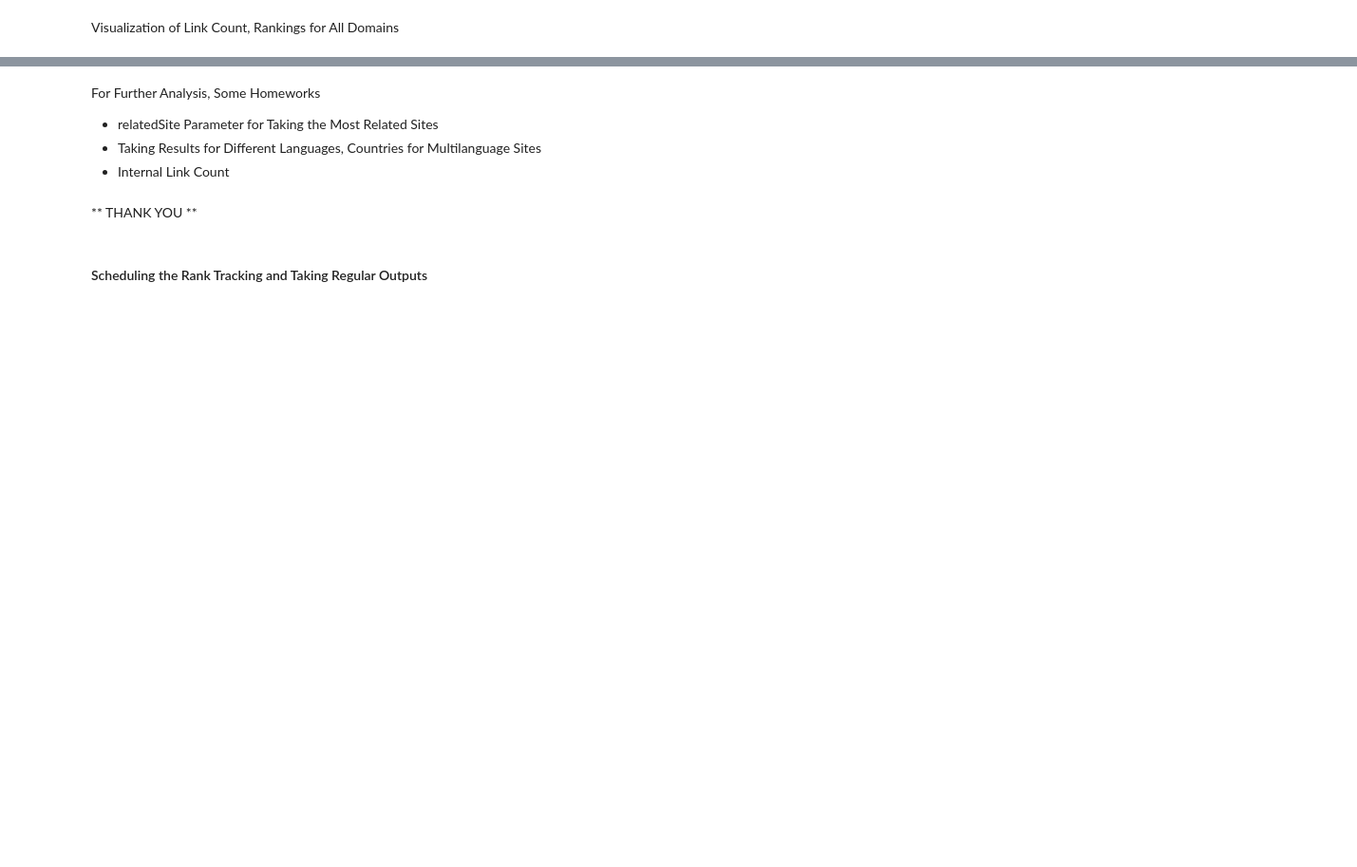
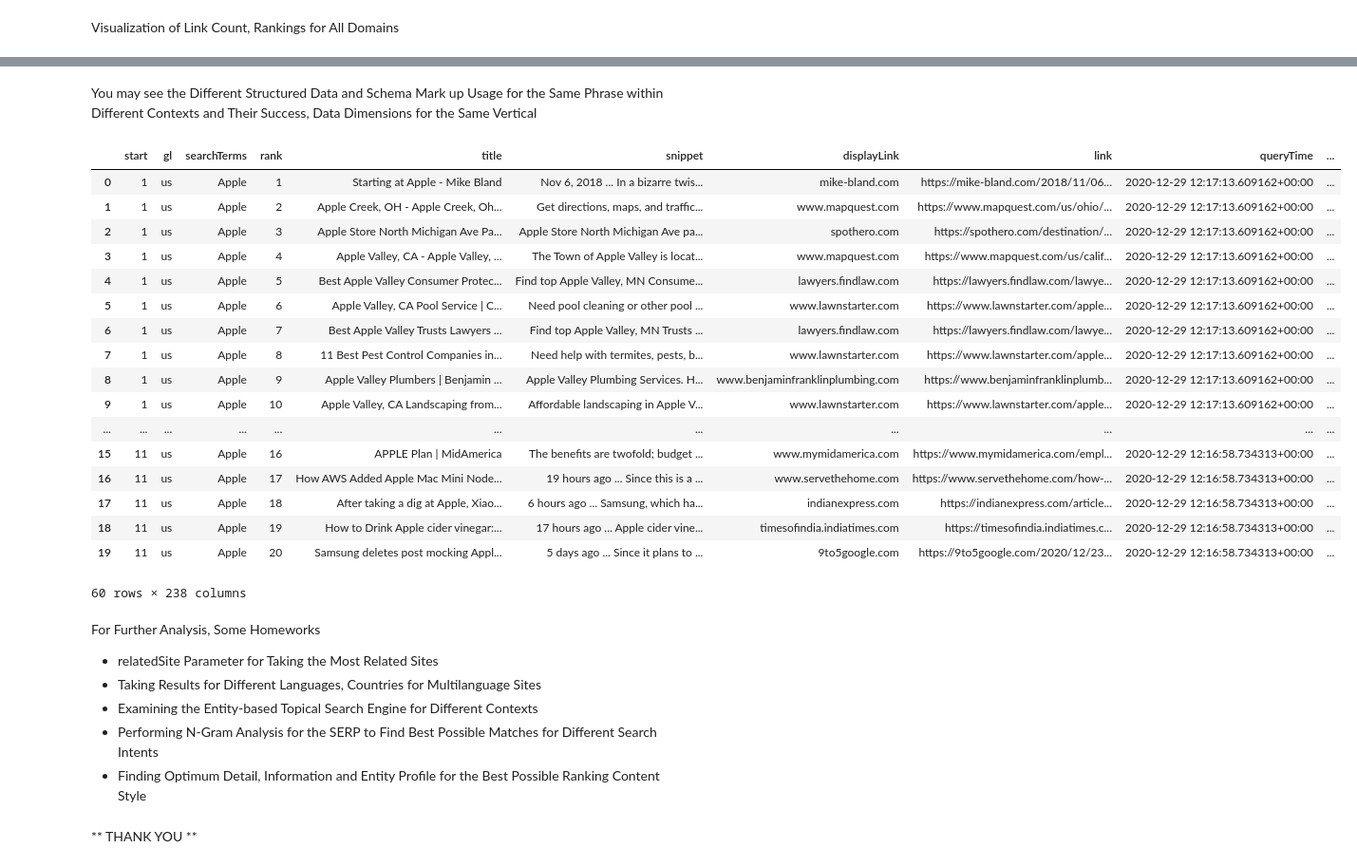
Before and after one commit to KTG1/recording-and-analysing-serp-via-data-science, a Jupyter notebook: serp.ipynb, the cells around one changed output, grey strips where cells are left out. Shown at 95% size. Drawn from its saved outputs; the diff is of its cells as text; code cells hidden in the pictures; blank space fills up the shorter version.

```diff
--- a/serp.ipynb
+++ b/serp.ipynb
@@ -2087,9 +2146,39 @@ fig.show()
+# %%
+apple_city = pd.read_csv("apple-city.csv")
+apple_recipe = pd.read_csv("apple-recipe.csv")
+apple_organization = pd.read_csv("apple-organization.csv")
+# %%
+united_apple_sd_df = pd.concat([apple_city, apple_recipe, apple_organization])
+# %% [markdown]
+You may see the Different Structured Data and Schema Mark up Usage for the Same Phrase within Different Contexts and Their Success, Data Dimensions for the Same Vertical
+# %%
+united_apple_sd_df.drop(columns="Unnamed: 0", inplace=True)
+united_apple_sd_df
+# %% [output]
+|  | start | gl | searchTerms | rank | title | snippet | displayLink | link | queryTime | ... |
+| 0 | 1 | us | Apple | 1 | Starting at Apple - Mike Bland | Nov 6, 2018 ... In a bizarre twis... | mike-bland.com | https://mike-bland.com/2018/11/06... | 2020-12-29 12:17:13.609162+00:00 | ... |
+| 1 | 1 | us | Apple | 2 | Apple Creek, OH - Apple Creek, Oh... | Get directions, maps, and traffic... | www.mapquest.com | https://www.mapquest.com/us/ohio/... | 2020-12-29 12:17:13.609162+00:00 | ... |
+| 2 | 1 | us | Apple | 3 | Apple Store North Michigan Ave Pa... | Apple Store North Michigan Ave pa... | spothero.com | https://spothero.com/destination/... | 2020-12-29 12:17:13.609162+00:00 | ... |
+| 3 | 1 | us | Apple | 4 | Apple Valley, CA - Apple Valley, ... | The Town of Apple Valley is locat... | www.mapquest.com | https://www.mapquest.com/us/calif... | 2020-12-29 12:17:13.609162+00:00 | ... |
+| 4 | 1 | us | Apple | 5 | Best Apple Valley Consumer Protec... | Find top Apple Valley, MN Consume... | lawyers.findlaw.com | https://lawyers.findlaw.com/lawye... | 2020-12-29 12:17:13.609162+00:00 | ... |
+| 5 | 1 | us | Apple | 6 | Apple Valley, CA Pool Service | C... | Need pool cleaning or other pool ... | www.lawnstarter.com | https://www.lawnstarter.com/apple... | 2020-12-29 12:17:13.609162+00:00 | ... |
+| 6 | 1 | us | Apple | 7 | Best Apple Valley Trusts Lawyers ... | Find top Apple Valley, MN Trusts ... | lawyers.findlaw.com | https://lawyers.findlaw.com/lawye... | 2020-12-29 12:17:13.609162+00:00 | ... |
+| 7 | 1 | us | Apple | 8 | 11 Best Pest Control Companies in... | Need help with termites, pests, b... | www.lawnstarter.com | https://www.lawnstarter.com/apple... | 2020-12-29 12:17:13.609162+00:00 | ... |
+| 8 | 1 | us | Apple | 9 | Apple Valley Plumbers | Benjamin ... | Apple Valley Plumbing Services. H... | www.benjaminfranklinplumbing.com | https://www.benjaminfranklinplumb... | 2020-12-29 12:17:13.609162+00:00 | ... |
+| 9 | 1 | us | Apple | 10 | Apple Valley, CA Landscaping from... | Affordable landscaping in Apple V... | www.lawnstarter.com | https://www.lawnstarter.com/apple... | 2020-12-29 12:17:13.609162+00:00 | ... |
+| ... | ... | ... | ... | ... | ... | ... | ... | ... | ... | ... |
+| 15 | 11 | us | Apple | 16 | APPLE Plan | MidAmerica | The benefits are twofold; budget ... | www.mymidamerica.com | https://www.mymidamerica.com/empl... | 2020-12-29 12:16:58.734313+00:00 | ... |
+| 16 | 11 | us | Apple | 17 | How AWS Added Apple Mac Mini Node... | 19 hours ago ... Since this is a ... | www.servethehome.com | https://www.servethehome.com/how-... | 2020-12-29 12:16:58.734313+00:00 | ... |
+| 17 | 11 | us | Apple | 18 | After taking a dig at Apple, Xiao... | 6 hours ago ... Samsung, which ha... | indianexpress.com | https://indianexpress.com/article... | 2020-12-29 12:16:58.734313+00:00 | ... |
+| 18 | 11 | us | Apple | 19 | How to Drink Apple cider vinegar:... | 17 hours ago ... Apple cider vine... | timesofindia.indiatimes.com | https://timesofindia.indiatimes.c... | 2020-12-29 12:16:58.734313+00:00 | ... |
+| 19 | 11 | us | Apple | 20 | Samsung deletes post mocking Appl... | 5 days ago ... Since it plans to ... | 9to5google.com | https://9to5google.com/2020/12/23... | 2020-12-29 12:16:58.734313+00:00 | ... |
+60 rows × 238 columns
 # %% [markdown]
 For Further Analysis, Some Homeworks <br>
 - relatedSite Parameter for Taking the Most Related Sites
 - Taking Results for Different Languages, Countries for Multilanguage Sites
-- Internal Link Count
+- Examining the Entity-based Topical Search Engine for Different Contexts
+- Performing N-Gram Analysis for the SERP to Find Best Possible Matches for Different Search Intents
+- Finding Optimum Detail, Information and Entity Profile for the Best Possible Ranking Content Style
 # %% [markdown]
 ** THANK YOU **
-# %% [markdown]
-#### Scheduling the Rank Tracking and Taking Regular Outputs
```
Also changed, not shown: parts of 53 cells of this notebook, 6 other files.
